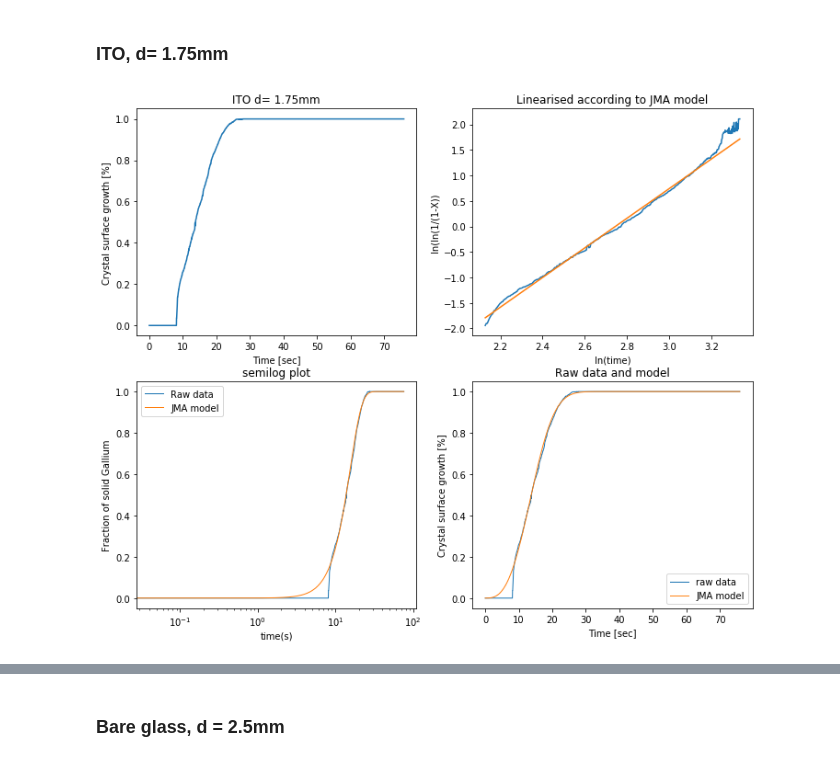
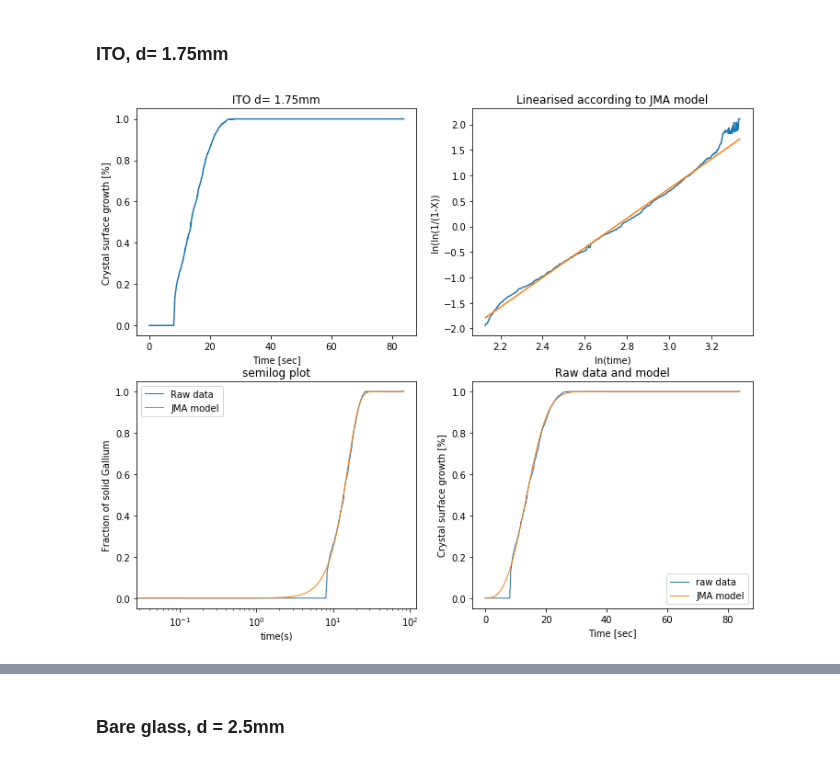
Before and after one commit to Alienor134/crystallization, a Jupyter notebook: plots_JMA.ipynb, the cells around one changed output, grey strips where cells are left out. Saved outputs shown, nothing was run; the diff lists cells and outputs as text; code cells hidden in the pictures.

```diff
--- a/plots_JMA.ipynb
+++ b/plots_JMA.ipynb
@@ -138,15 +138,15 @@ Warnings:
 ### ITO, d= 1.75mm
 # %%
 S = genfromtxt('S_crystal_nov_23.csv', delimiter=',')
-S = np.concatenate((S, np.ones(1200)*S[-1]))
+S = np.concatenate((S, np.ones(1400)*S[-1]))
 d1_ITO = 0
 d0_ITO = 210
 f1_ITO = len(S)
 f0_ITO = 800
 fr = 25
 tt_ITO, regr_ITO, S_ITO = crystal_growth(S, fr, 'ITO d= 1.75mm', d1_ITO, d0_ITO,f0_ITO, 34)
 # %% [output]
-[figure, old version]
+[figure, new version]
                             OLS Regression Results
 ==============================================================================
 Dep. Variable:                      y   R-squared:                       0.995
```
Also changed, not shown: parts of 11 cells of this notebook, 1 other file.
